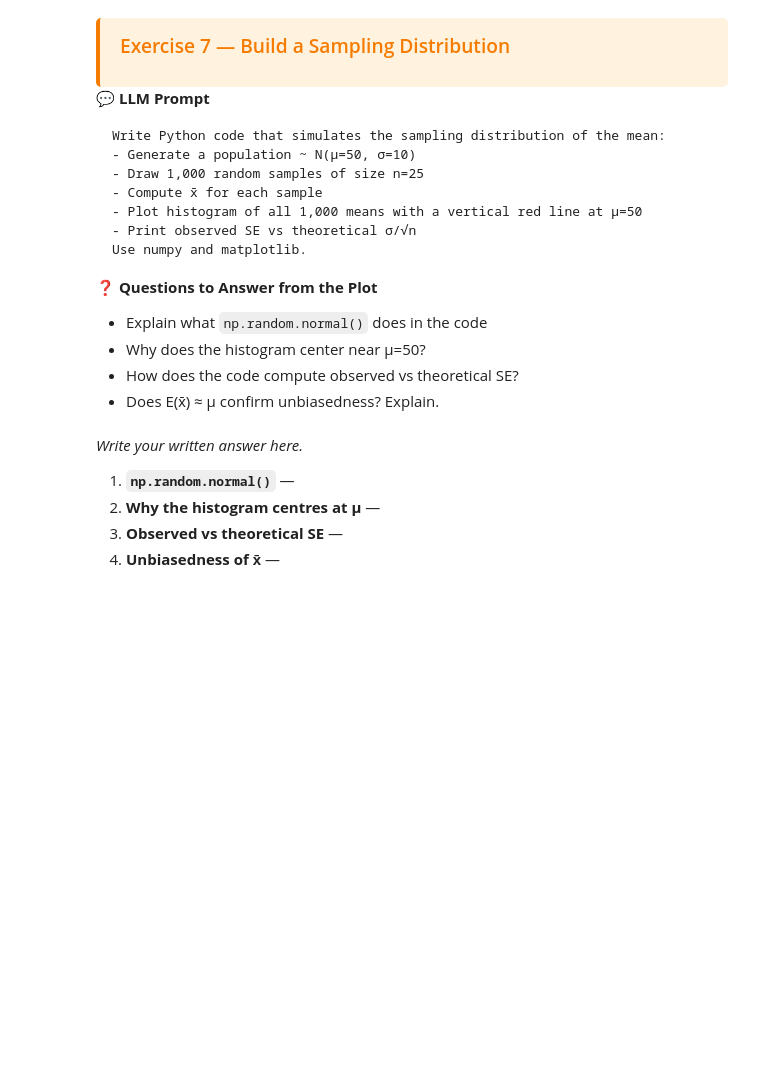
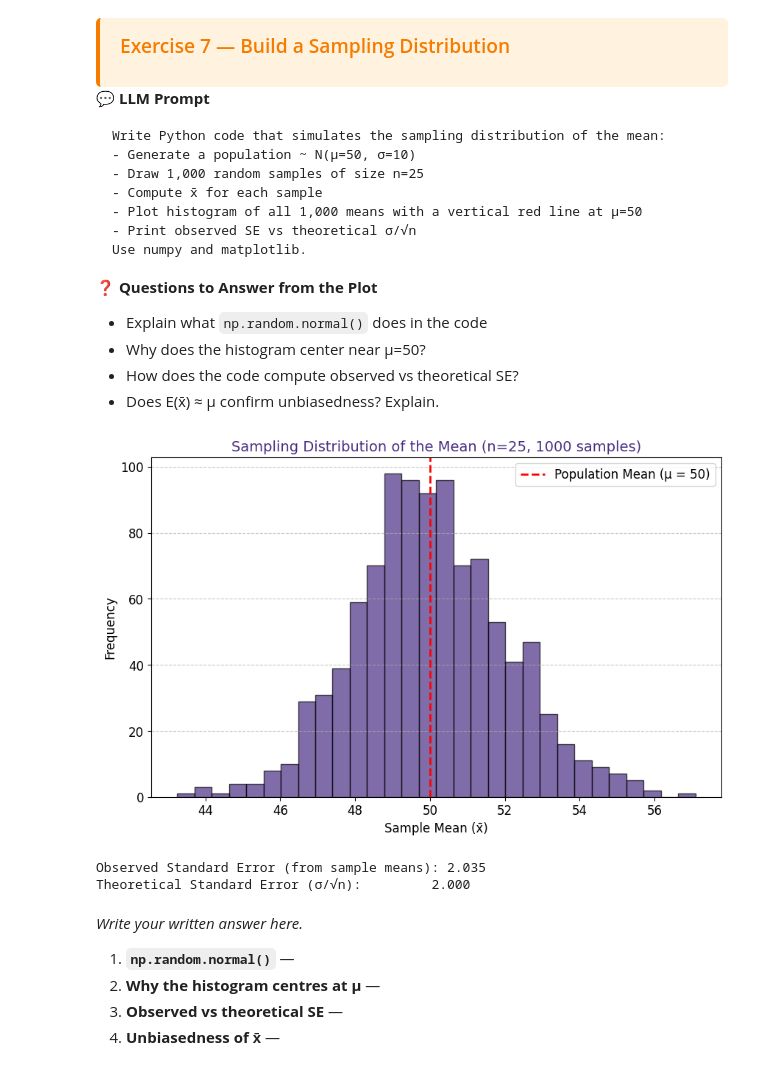
Before and after one commit to IrenePhilip01/BDATA200, a Jupyter notebook: 04_data_analysis_statistics.ipynb, the cells around one changed output. Drawn from its saved outputs; the diff is of its cells as text; code cells hidden in the pictures; blank space fills up the shorter version.

```diff
--- a/04_data_analysis_statistics.ipynb
+++ b/04_data_analysis_statistics.ipynb
@@ -889,3 +968,30 @@ mu, sigma, n, reps = 50, 10, 25, 1000
+# %%
+mu, sigma, n, reps = 50, 10, 25, 1000
+
+# Generate 1,000 random samples of size n=25 and compute x̄ for each
+sample_means = [np.random.normal(mu, sigma, n).mean() for _ in range(reps)]
+
+# Plot histogram of all 1,000 means
+plt.figure(figsize=(10, 6))
+plt.hist(sample_means, bins=30, edgecolor='black', alpha=0.7, color='#4B2E83')
+plt.axvline(mu, color='red', linestyle='dashed', linewidth=2, label=f'Population Mean (μ = {mu})')
+plt.title(f'Sampling Distribution of the Mean (n={n}, {reps} samples)', fontsize=14, color='#4B2E83')
+plt.xlabel('Sample Mean (x̄)', fontsize=12)
+plt.ylabel('Frequency', fontsize=12)
+plt.legend()
+plt.grid(axis='y', linestyle='--', alpha=0.7)
+plt.show()
+
+# Print observed SE vs theoretical σ/√n
+observed_se = np.std(sample_means, ddof=0) # ddof=0 for population std of the sample means
+theoretical_se = sigma / np.sqrt(n)
+
+print(f'Observed Standard Error (from sample means): {observed_se:.3f}')
+print(f'Theoretical Standard Error (σ/√n):         {theoretical_se:.3f}')
+# %% [output]
+[figure, added]
+Observed Standard Error (from sample means): 2.035
+Theoretical Standard Error (σ/√n):         2.000
 # %% [markdown]
 *Write your written answer here.*
 
```
Also changed, not shown: parts of 10 cells of this notebook.
